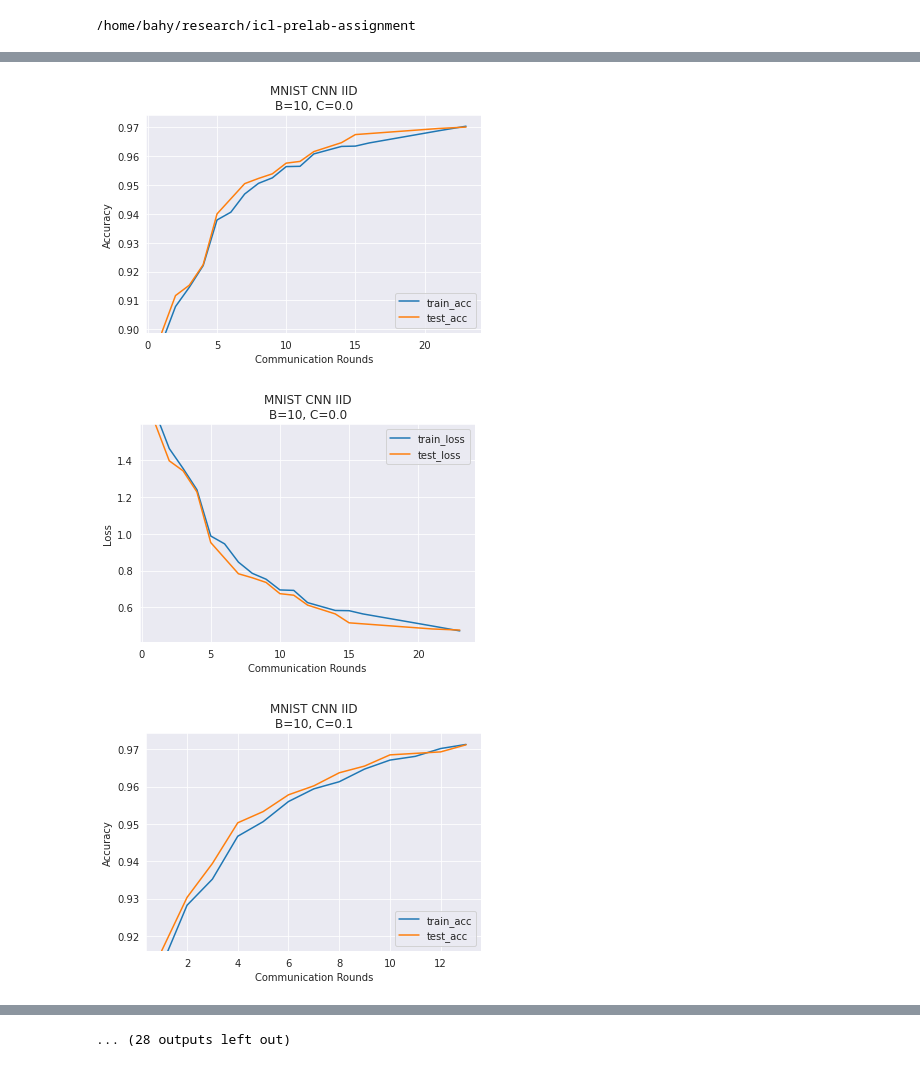
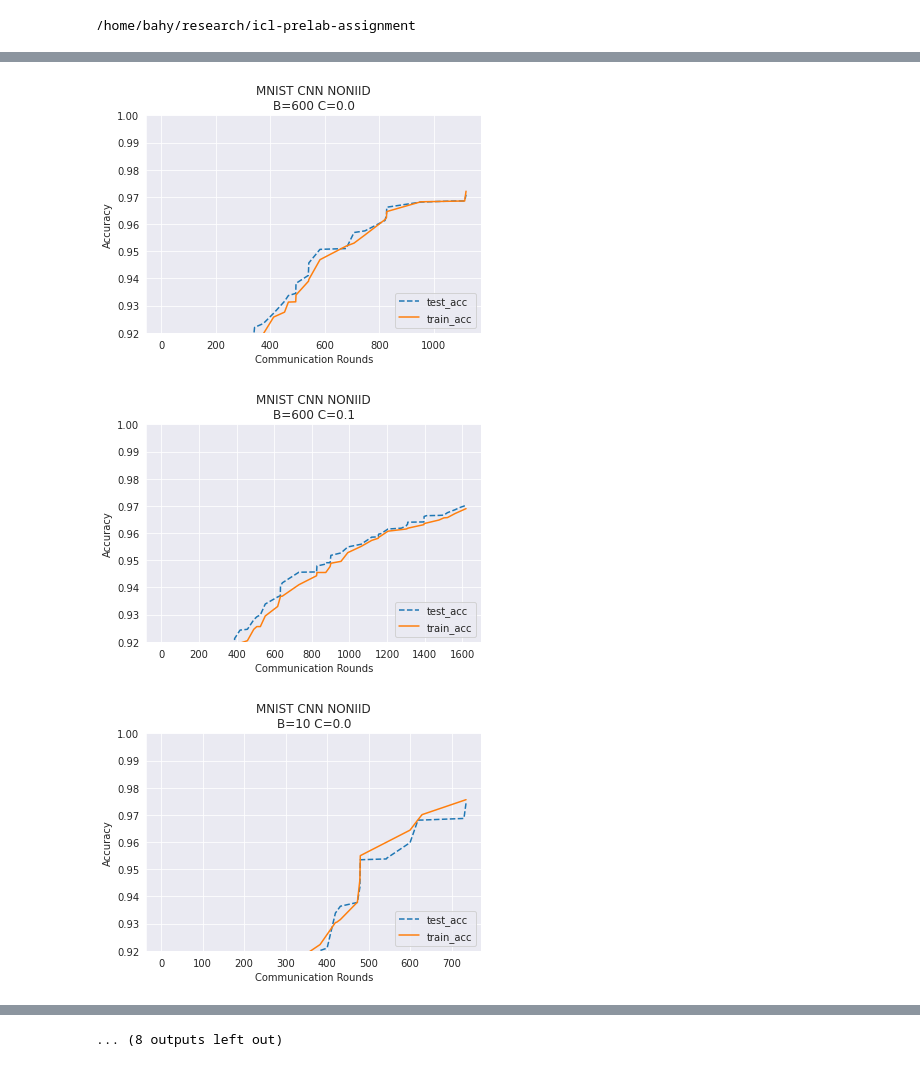
Before and after one commit to bahyhelmihp/fedavg-reproduce, a Jupyter notebook: question-2.ipynb, the cells around one changed output, grey strips where cells are left out. Drawn from its saved outputs; the diff is of its cells as text; code cells hidden in the pictures.

Commit message:
Add monotonic graph to all questions

```diff
--- a/question-2.ipynb
+++ b/question-2.ipynb
@@ -59,7 +59,7 @@ logs_q2/IID-B10-C1.0-MNIST-2NN.txt
 # Sort the data
 ROUNDING_DIGIT = 4
 
-df_metrics = datas.sort_values(by=['setting', 'B', 'C', 'comm_round']).reset_index(drop=True)
+df_metrics = datas.sort_values(by=['model', 'setting', 'B', 'C', 'comm_round']).reset_index(drop=True)
 df_metrics['train_acc'] = df_metrics['train_acc'].apply(lambda x: round(x, ROUNDING_DIGIT))
 df_metrics['test_acc'] = df_metrics['test_acc'].apply(lambda x: round(x, ROUNDING_DIGIT))
 df_metrics['train_loss'] = df_metrics['train_loss'].apply(lambda x: round(x, ROUNDING_DIGIT))
@@ -186,6 +168,20 @@ for model in MODELS:
                                         .reset_index(drop=True)
                 if len(sample_df) == 0:
                     continue
-                plot_monotonic_acc(sample_df, ['train', 'test'])
-                plot_monotonic_loss(sample_df, ['train', 'test'])
+                styles = ['dashed', 'solid']
+                metrics = ["test_acc", "train_acc"]
+                for i in range(2):
+                    style, metric = styles[i], metrics[i]
+                    max_len = len(sample_df)
+                    sample_df = make_monotonic(sample_df, metric)
+                    sample_df = fill_the_gap(sample_df, max_len)
+
+                    sns.lineplot(data=sample_df, x='comm_round', y=metric, label=metric, linestyle=style)
+
+                plt.ylim(0.92, 1)
+                plt.title("MNIST %s %s\nB=%s C=%s" % (model, setting, b, c))
+                plt.ylabel("Accuracy")
+                plt.xlabel("Communication Rounds")
+                plt.legend(loc='lower right')
+                plt.show()
 # %% [output]
@@ -198,3 +194,3 @@ for model in MODELS:
-[figure, old version]
+[figure, new version]
-[figure, old version]
+[figure, new version]
-[figure, old version]
+[figure, new version]
@@ -204 +200 @@ for model in MODELS:
-... (28 outputs left out)
+... (8 outputs left out)
```
Also changed, not shown: parts of 11 cells of this notebook, 11 other files.
